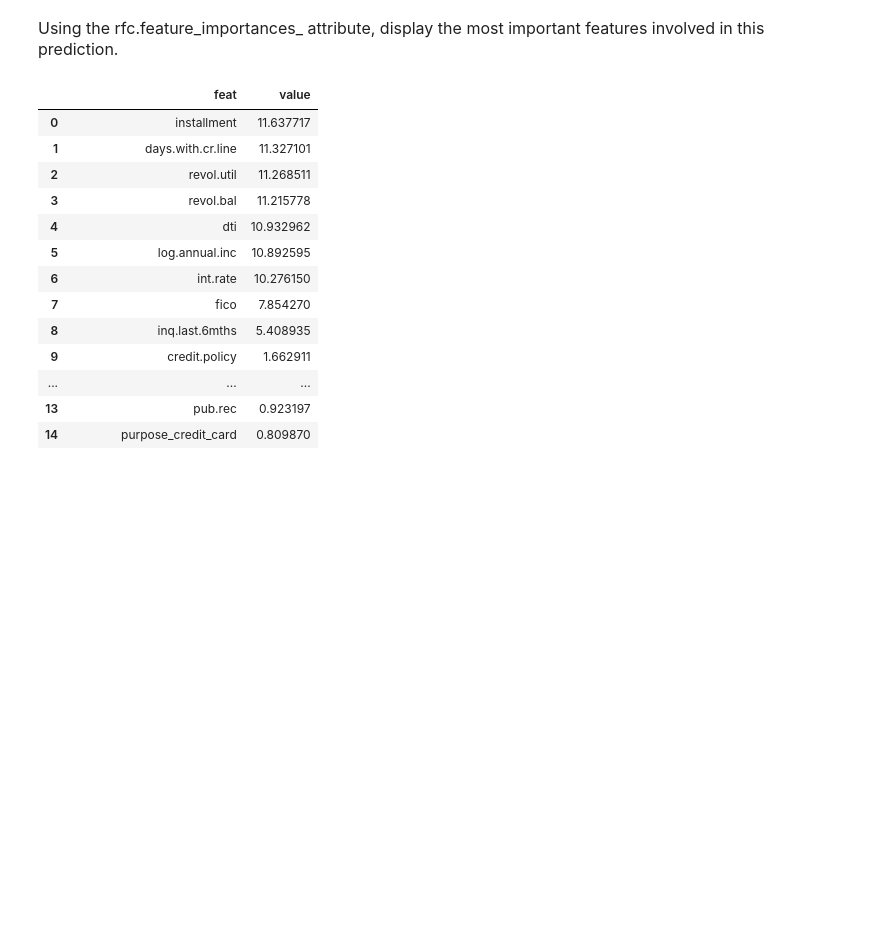
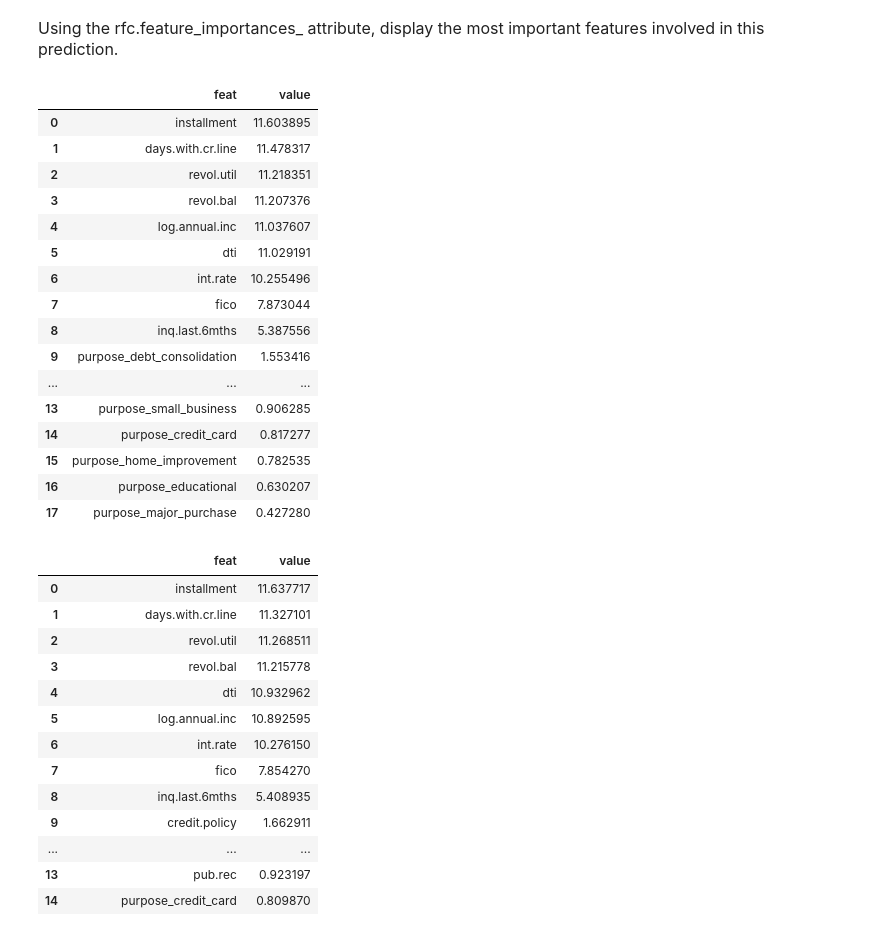
Before and after one commit to aminmk99/machine-learning-projects, a Jupyter notebook: Load Repayment Decision Tree& Random Forest/loan_repayment.ipynb, the cells around one changed output. Drawn from its saved outputs; the diff is of its cells as text; code cells hidden in the pictures; blank space fills up the shorter version.

```diff
--- a/Load Repayment Decision Tree& Random Forest/loan_repayment.ipynb
+++ b/Load Repayment Decision Tree& Random Forest/loan_repayment.ipynb
@@ -496,6 +493,33 @@ Confusion Matrix:
     Using the rfc.feature_importances_ attribute, display the most important features involved in this prediction.
 # %%
 importances = rf_model.feature_importances_
+# %%
+feature_importance_df = pd.DataFrame({
+    'feat': X.columns,
+    'value': importances * 100  # Multiply by 100 to express as percentages
+})
+# %%
+feature_importance_df = feature_importance_df.sort_values(by='value', ascending=False).reset_index(drop=True)
+# %%
+feature_importance_df
+# %% [output]
+|  | feat | value |
+| 0 | installment | 11.603895 |
+| 1 | days.with.cr.line | 11.478317 |
+| 2 | revol.util | 11.218351 |
+| 3 | revol.bal | 11.207376 |
+| 4 | log.annual.inc | 11.037607 |
+| 5 | dti | 11.029191 |
+| 6 | int.rate | 10.255496 |
+| 7 | fico | 7.873044 |
+| 8 | inq.last.6mths | 5.387556 |
+| 9 | purpose_debt_consolidation | 1.553416 |
+| ... | ... | ... |
+| 13 | purpose_small_business | 0.906285 |
+| 14 | purpose_credit_card | 0.817277 |
+| 15 | purpose_home_improvement | 0.782535 |
+| 16 | purpose_educational | 0.630207 |
+| 17 | purpose_major_purchase | 0.427280 |
 # %%
 # %% [output]
 |  | feat | value |
```
Also changed, not shown: parts of 3 cells of this notebook.
